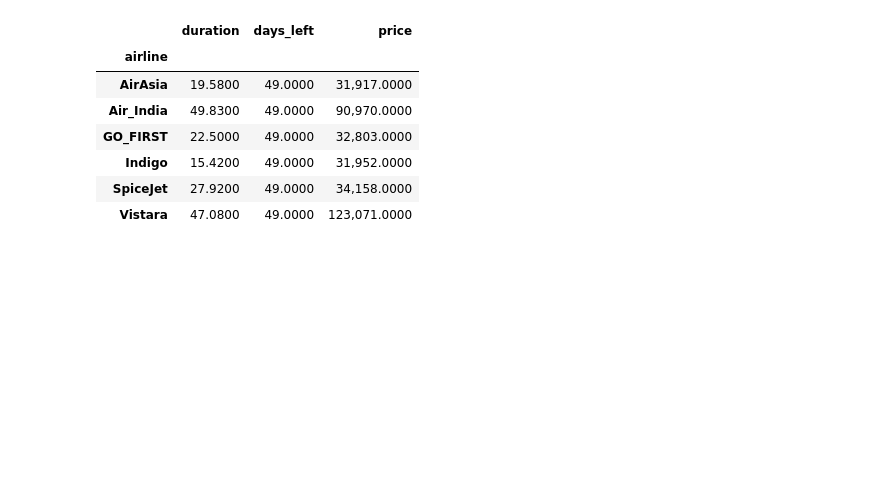
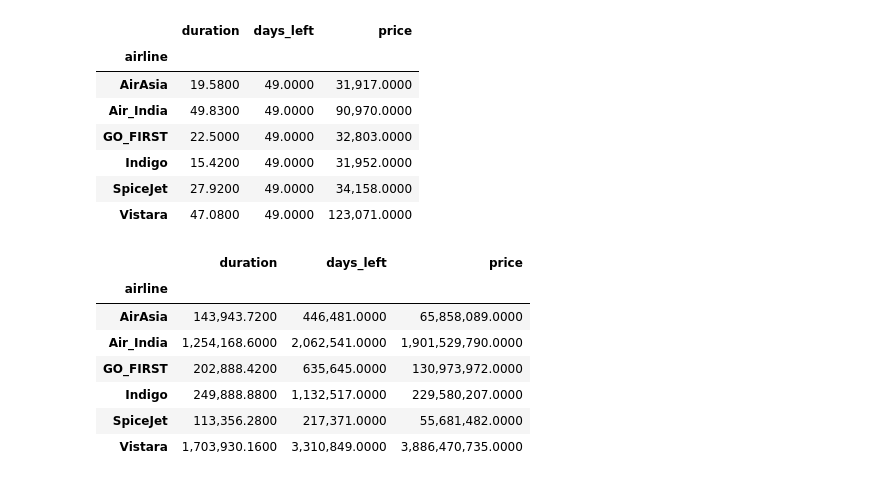
Before and after one commit to xyizko/xo-mathz, a Jupyter notebook: nb/yt-pandas-2.ipynb, the cells around one changed output. Saved outputs shown, nothing was run; the diff lists cells and outputs as text; code cells hidden in the pictures; blank space fills up the shorter version.

```diff
--- a/nb/yt-pandas-2.ipynb
+++ b/nb/yt-pandas-2.ipynb
@@ -1264,3 +1266,16 @@ r3.style.format("{:,.4f}")
 | Indigo | 15.4200 | 49.0000 | 31,952.0000 |
 | SpiceJet | 27.9200 | 49.0000 | 34,158.0000 |
 | Vistara | 47.0800 | 49.0000 | 123,071.0000 |
+# %%
+# Sum
+r4 = da1a.groupby('airline').sum(numeric_only=True)
+r4.style.format("{:,.4f}")
+# %% [output]
+|  | duration | days_left | price |
+| airline |  |  |  |
+| AirAsia | 143,943.7200 | 446,481.0000 | 65,858,089.0000 |
+| Air_India | 1,254,168.6000 | 2,062,541.0000 | 1,901,529,790.0000 |
+| GO_FIRST | 202,888.4200 | 635,645.0000 | 130,973,972.0000 |
+| Indigo | 249,888.8800 | 1,132,517.0000 | 229,580,207.0000 |
+| SpiceJet | 113,356.2800 | 217,371.0000 | 55,681,482.0000 |
+| Vistara | 1,703,930.1600 | 3,310,849.0000 | 3,886,470,735.0000 |
```
Also changed, not shown: parts of 5 cells of this notebook.
